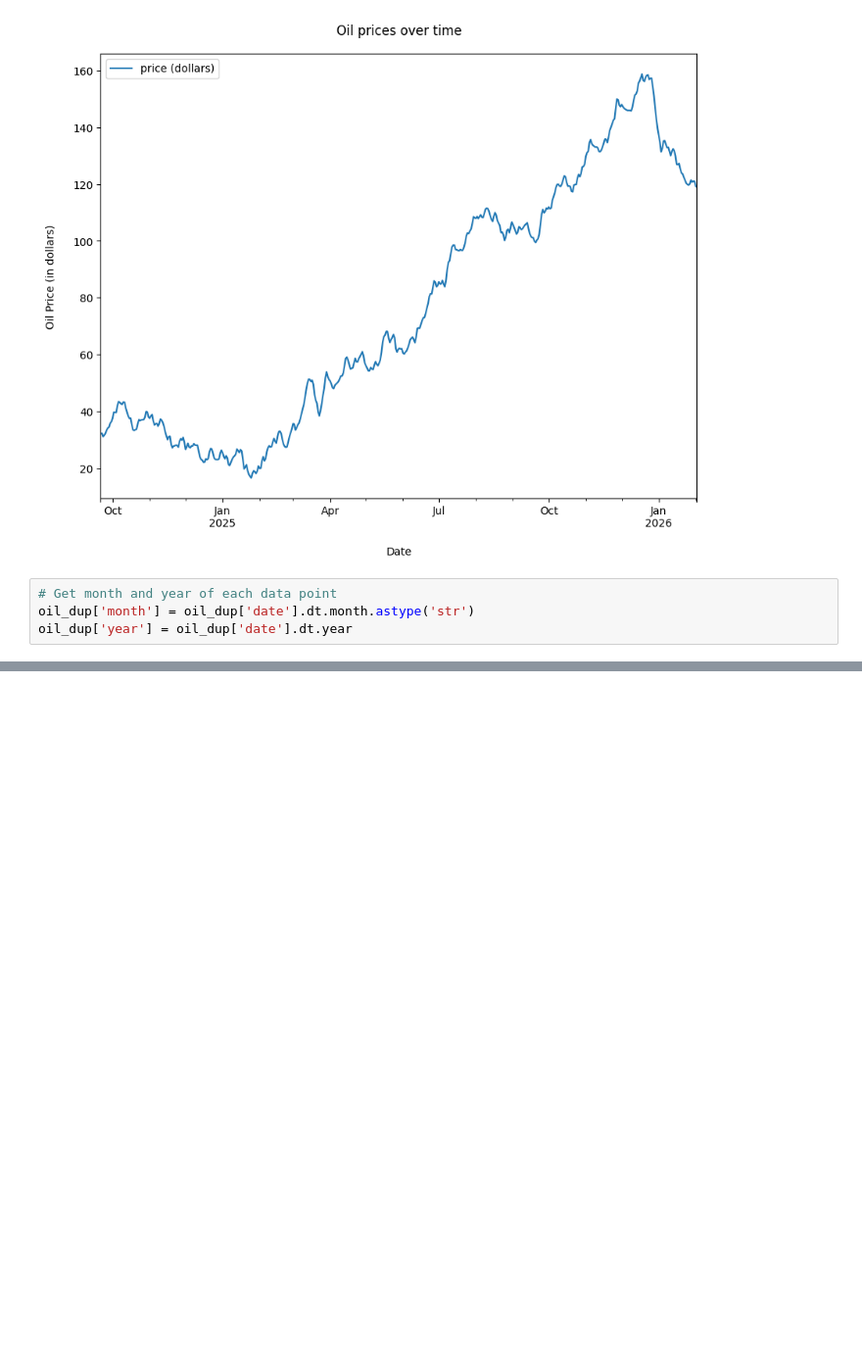
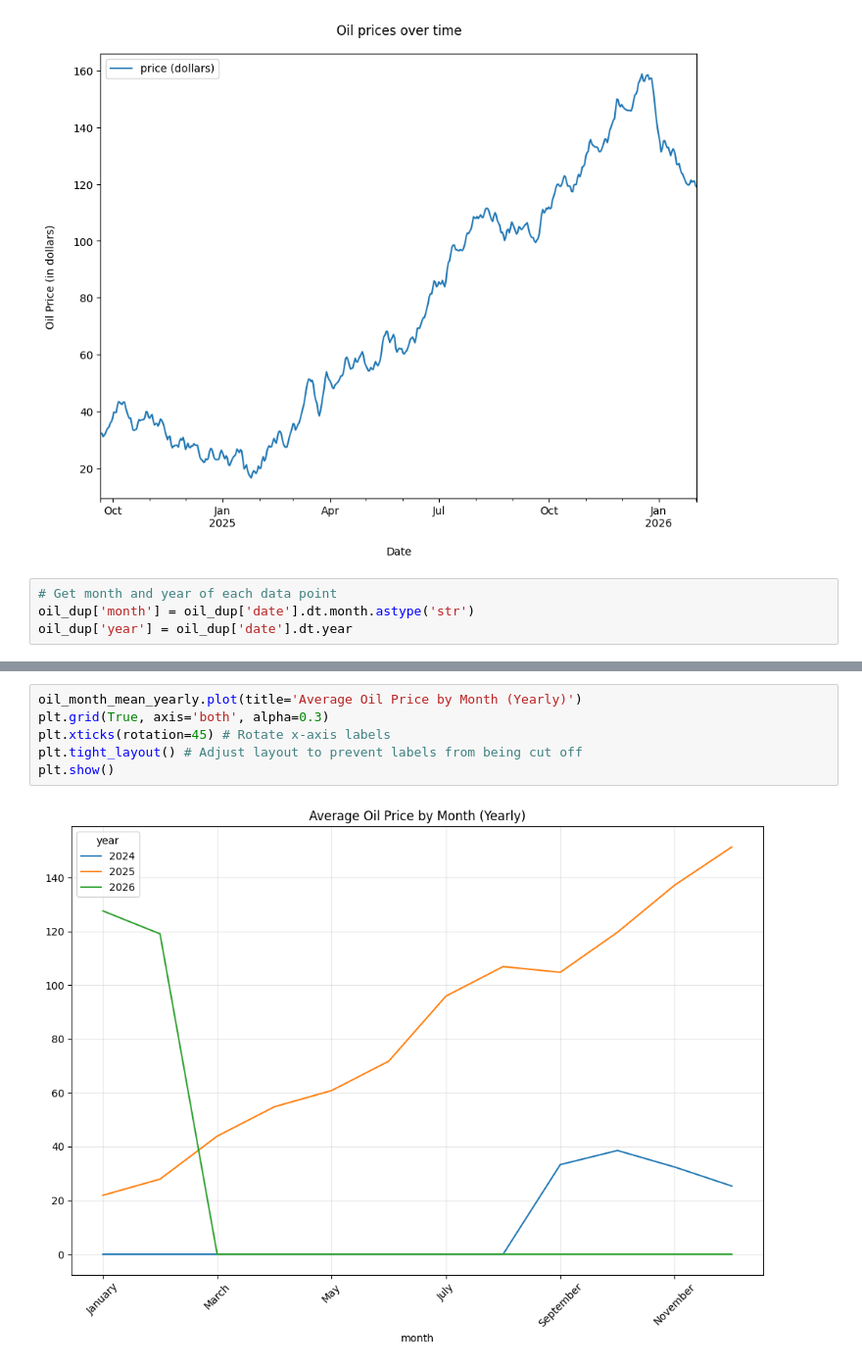
Before and after one commit to faadeola/oil_prices_ts_analysis, a Jupyter notebook: oil_prices_ts_analysis.ipynb, the cells around one changed output, grey strips where cells are left out. Shown at 98% size. Saved outputs shown, nothing was run; the diff lists cells and outputs as text; blank space fills up the shorter version.

```diff
--- a/oil_prices_ts_analysis.ipynb
+++ b/oil_prices_ts_analysis.ipynb
@@ -127,0 +125,8 @@ oil_month_mean_yearly
+# %%
+oil_month_mean_yearly.plot(title='Average Oil Price by Month (Yearly)')
+plt.grid(True, axis='both', alpha=0.3)
+plt.xticks(rotation=45) # Rotate x-axis labels
+plt.tight_layout() # Adjust layout to prevent labels from being cut off
+plt.show()
+# %% [output]
+[figure, added]
```
Also changed, not shown: parts of 5 cells of this notebook.
